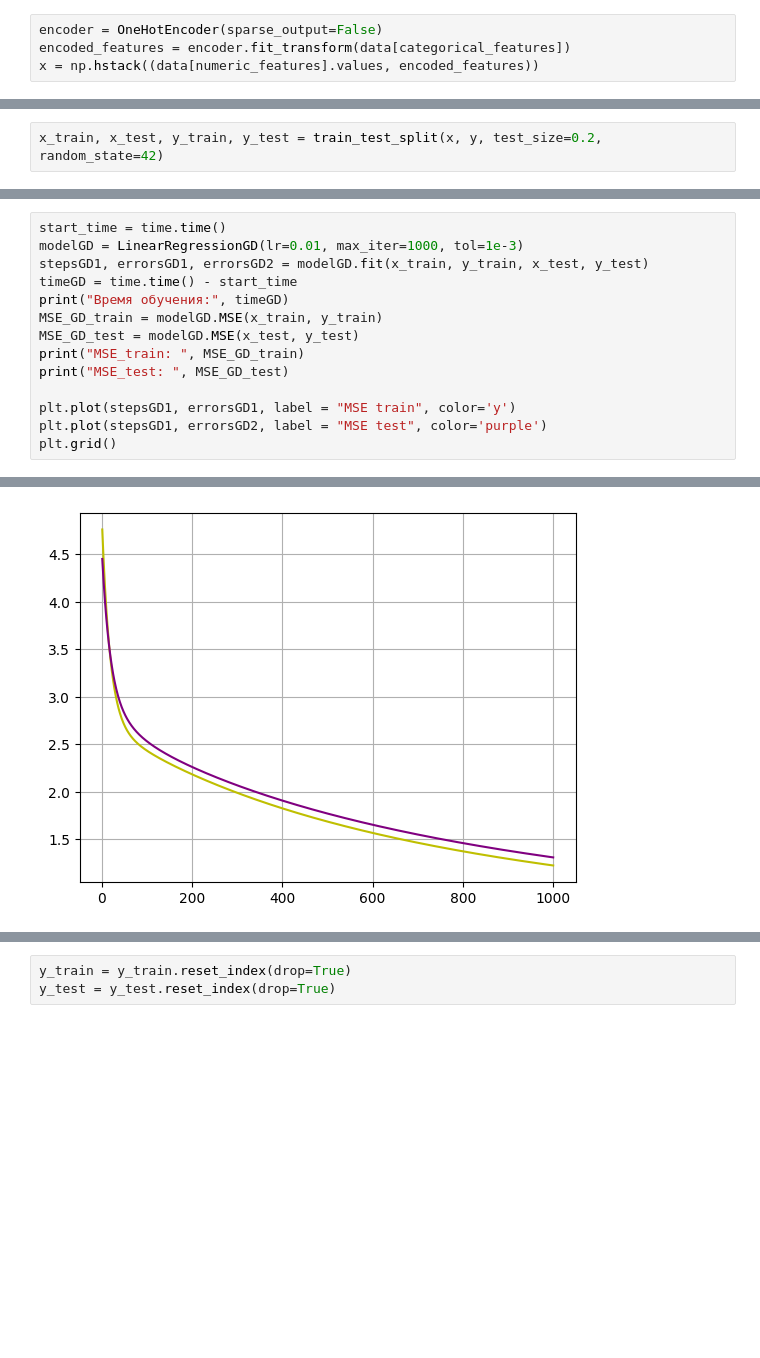
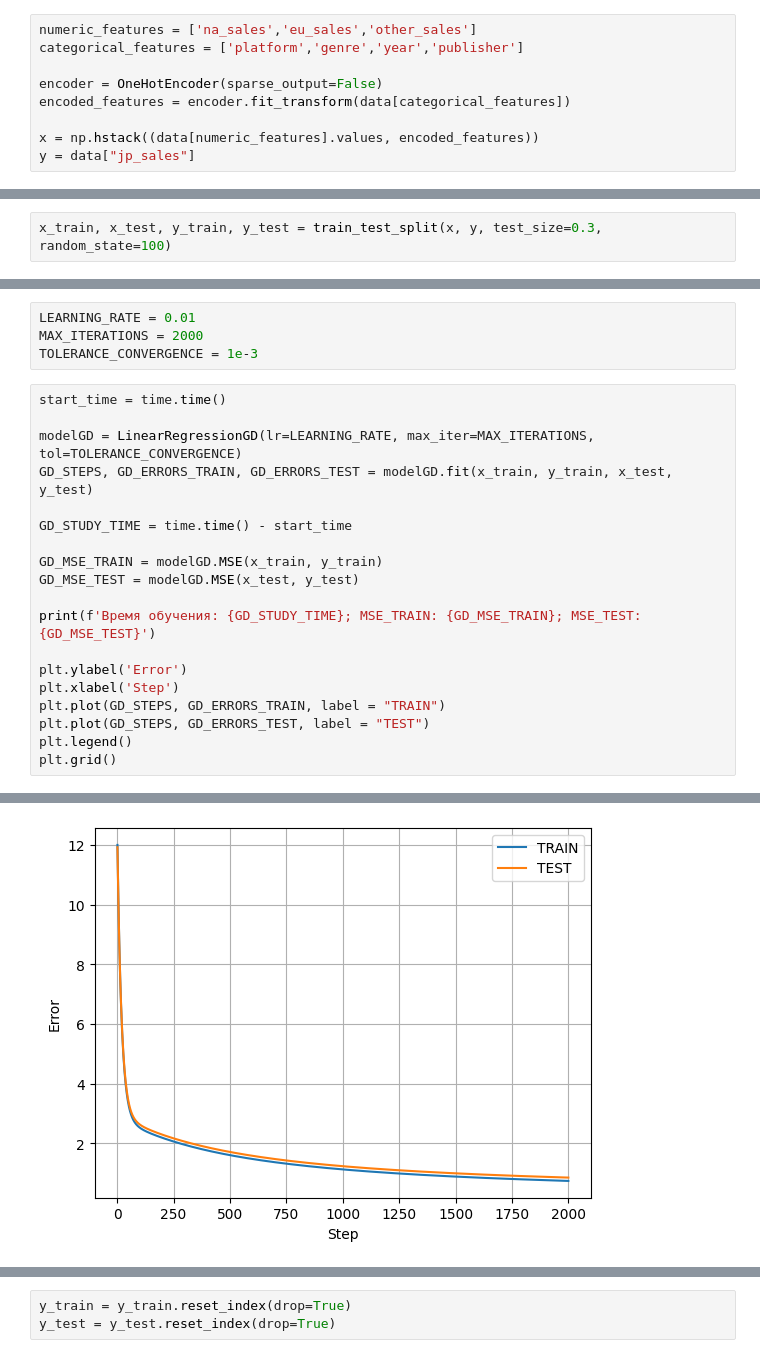
Before and after one commit to alexndremelyanov/_, a Jupyter notebook: L5.ipynb, the cells around one changed output, grey strips where cells are left out. Drawn from its saved outputs; the diff is of its cells as text; blank space fills up the shorter version.

```diff
--- a/L5.ipynb
+++ b/L5.ipynb
@@ -43,4 +29,9 @@ categorical_features = ['year','platform' , 'genre','publisher']
 # %%
+numeric_features = ['na_sales','eu_sales','other_sales']
+categorical_features = ['platform','genre','year','publisher']
+
 encoder = OneHotEncoder(sparse_output=False)
 encoded_features = encoder.fit_transform(data[categorical_features])
+
 x = np.hstack((data[numeric_features].values, encoded_features))
+y = data["jp_sales"]
@@ -49,2 +38,2 @@ y = data["jp_sales"]
 # %%
-x_train, x_test, y_train, y_test = train_test_split(x, y, test_size=0.2, random_state=42)
+x_train, x_test, y_train, y_test = train_test_split(x, y, test_size=0.3, random_state=100)
@@ -106,18 +89,27 @@ class LinearRegressionGD:
 
     def MAPE(self, X, y):
         return abs((y - self.predict(X))/y).mean()
+# %%
+LEARNING_RATE = 0.01
+MAX_ITERATIONS = 2000
+TOLERANCE_CONVERGENCE = 1e-3
 # %%
 start_time = time.time()
-modelGD = LinearRegressionGD(lr=0.01, max_iter=1000, tol=1e-3)
-stepsGD1, errorsGD1, errorsGD2 = modelGD.fit(x_train, y_train, x_test, y_test)
-timeGD = time.time() - start_time
-print("Время обучения:", timeGD)
-MSE_GD_train = modelGD.MSE(x_train, y_train)
-MSE_GD_test = modelGD.MSE(x_test, y_test)
-print("MSE_train: ", MSE_GD_train)
-print("MSE_test: ", MSE_GD_test)
 
-plt.plot(stepsGD1, errorsGD1, label = "MSE train", color='y')
-plt.plot(stepsGD1, errorsGD2, label = "MSE test", color='purple')
+modelGD = LinearRegressionGD(lr=LEARNING_RATE, max_iter=MAX_ITERATIONS, tol=TOLERANCE_CONVERGENCE)
+GD_STEPS, GD_ERRORS_TRAIN, GD_ERRORS_TEST = modelGD.fit(x_train, y_train, x_test, y_test)
+
+GD_STUDY_TIME = time.time() - start_time
+
+GD_MSE_TRAIN = modelGD.MSE(x_train, y_train)
+GD_MSE_TEST = modelGD.MSE(x_test, y_test)
+
+print(f'Время обучения: {GD_STUDY_TIME}; MSE_TRAIN: {GD_MSE_TRAIN}; MSE_TEST: {GD_MSE_TEST}')
+
+plt.ylabel('Error')
+plt.xlabel('Step')
+plt.plot(GD_STEPS, GD_ERRORS_TRAIN, label = "TRAIN")
+plt.plot(GD_STEPS, GD_ERRORS_TEST, label = "TEST")
+plt.legend()
 plt.grid()
 # %% [output]
@@ -127 +117 @@ MSE_test:  1.3098715137059669
-[figure, old version]
+[figure, new version]
```
Also changed, not shown: parts of 18 cells of this notebook.
